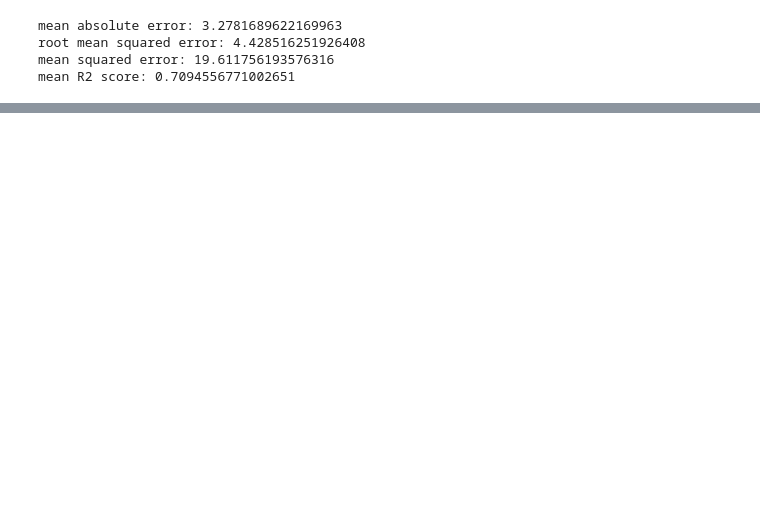
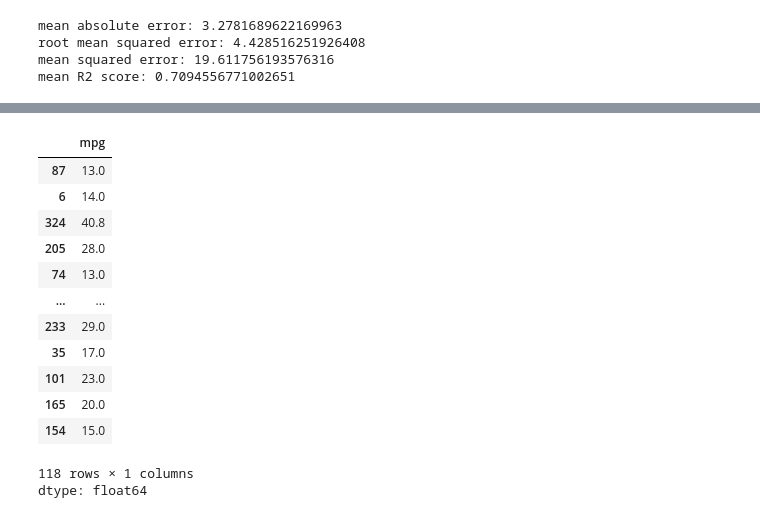
Before and after one commit to harshamalipatil16/cie3, a Jupyter notebook: cie3.ipynb, the cells around one changed output, grey strips where cells are left out. Saved outputs shown, nothing was run; the diff lists cells and outputs as text; code cells hidden in the pictures; blank space fills up the shorter version.

```diff
--- a/cie3.ipynb
+++ b/cie3.ipynb
@@ -38,0 +88,17 @@ mean R2 score: 0.7094556771002651
+# %%
+y_test
+# %% [output]
+|  | mpg |
+| 87 | 13.0 |
+| 6 | 14.0 |
+| 324 | 40.8 |
+| 205 | 28.0 |
+| 74 | 13.0 |
+| ... | ... |
+| 233 | 29.0 |
+| 35 | 17.0 |
+| 101 | 23.0 |
+| 165 | 20.0 |
+| 154 | 15.0 |
+118 rows × 1 columns
+dtype: float64
```
Also changed, not shown: parts of 3 cells of this notebook.
